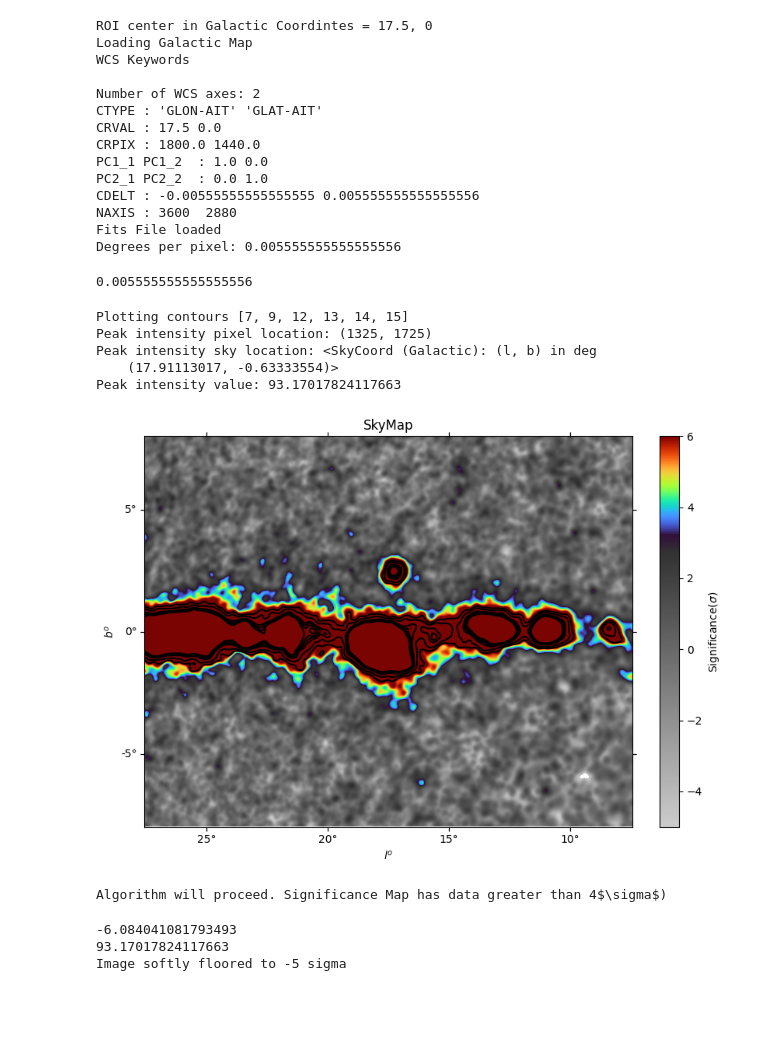
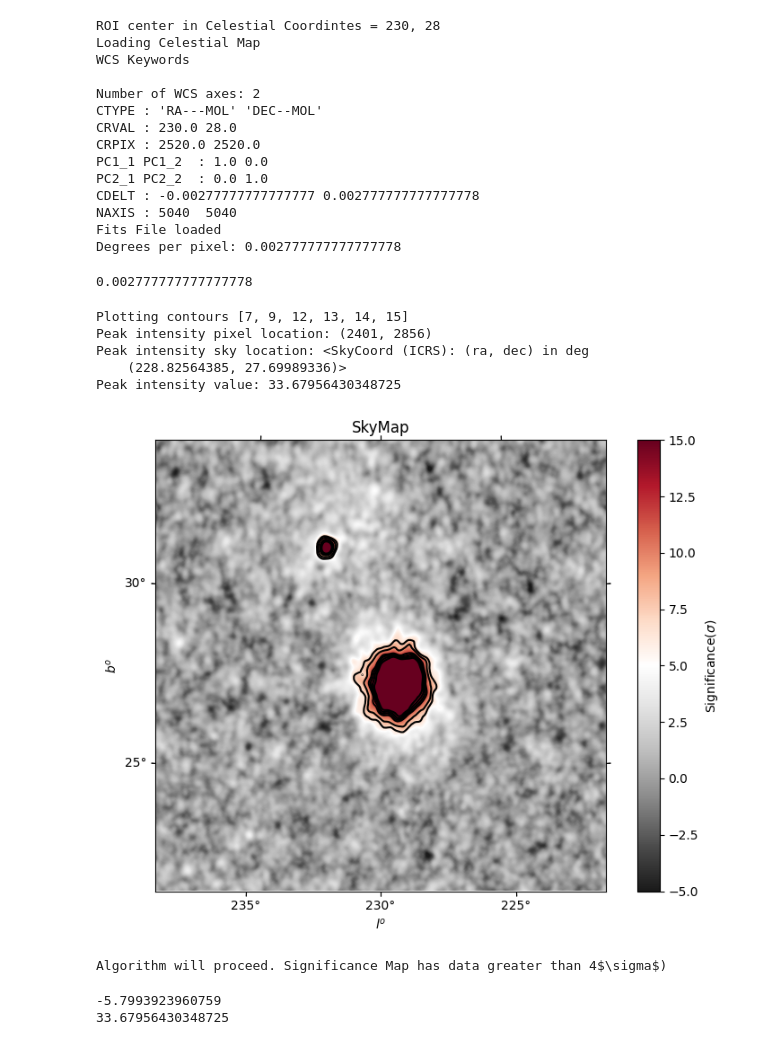
Before and after one commit to rishibbdb/AstroImageDetection, a Jupyter notebook: calibration.ipynb, the cells around one changed output. Drawn from its saved outputs; the diff is of its cells as text; code cells hidden in the pictures; blank space fills up the shorter version.

```diff
--- a/calibration.ipynb
+++ b/calibration.ipynb
@@ -43,45 +46,46 @@ milagrotextcolor2, milagro2 = setupMilagroColormap(0.2, 1, 2, 256)
 # %%
 # filename = '/Users/rishi/Documents/Analysis/palmer/aerie-apps_bin4-9__allsky_1024_i2.5_r0.0_p1.0.fits.gz'
-filename = '/Users/rishi/Documents/Analysis/data/aligned-ml-wholesky-neg-ext0.0.fits.gz'
+# filename = '/Users/rishi/Documents/Analysis/data/aligned-ml-wholesky-neg-ext0.0.fits.gz'
 # filename = '/Users/rishi/Documents/Analysis/data/gr100-ext0p5-index2p7-padding1p0-bins_8910_GP.fits'
 # filename = '/Users/rishi/Documents/Analysis/data/gr100-ext0p0-index2p7-padding1p0-bins_8910_GP.fits'
-x = 17.5
-y =  0
+filename = "map.fits"
+x = 230
+y =  28
 # x = 357.3
 # y =  42.7
-xlength = 10
-ylength = 8
-coord_sys = 'G'
+xlength = 14
+ylength = 14
+coord_sys = 'C'
 array, _, wcs, xnum, ynum, pixel_size = load_hawc_data(filename, x, y, xlength, ylength, coord_sys)
 # %% [output]
-ROI center in Galactic Coordintes = 17.5, 0
-Loading Galactic Map
+ROI center in Celestial Coordintes = 230, 28
+Loading Celestial Map
 WCS Keywords
 
 Number of WCS axes: 2
-CTYPE : 'GLON-AIT' 'GLAT-AIT'
-CRVAL : 17.5 0.0
-CRPIX : 1800.0 1440.0
+CTYPE : 'RA---MOL' 'DEC--MOL'
+CRVAL : 230.0 28.0
+CRPIX : 2520.0 2520.0
 PC1_1 PC1_2  : 1.0 0.0
 PC2_1 PC2_2  : 0.0 1.0
-CDELT : -0.00555555555555555 0.005555555555555556
-NAXIS : 3600  2880
+CDELT : -0.00277777777777777 0.002777777777777778
+NAXIS : 5040  5040
 Fits File loaded
-Degrees per pixel: 0.005555555555555556
+Degrees per pixel: 0.002777777777777778
 # %%
 pixel_size
 # %% [output]
-0.005555555555555556
+0.002777777777777778
 # %%
-fig=make_plots(array, wcs, pixel_size, coordsys='G', threshold=3, vmin=-5, vmax=6, contour=True, title='SkyMap', hotspots=None, save_dir=None, pdf=False, cmap='ult', figsize=(10, 6), labels=['4afgl', 'pualsar', '4haawc', '1lhaaaso'])
+fig=make_plots(array, wcs, pixel_size, coordsys='G', threshold=3, vmin=-5, vmax=15, contour=True, title='SkyMap', hotspots=None, save_dir=None, pdf=False, cmap='RdGy_r', figsize=(10, 6), labels=['4afgl', 'pualsar', '4haawc', '1lhaaaso'])
 find_peak(array, wcs)
 # %% [output]
 Plotting contours [7, 9, 12, 13, 14, 15]
-Peak intensity pixel location: (1325, 1725)
-Peak intensity sky location: <SkyCoord (Galactic): (l, b) in deg
-    (17.91113017, -0.63333554)>
-Peak intensity value: 93.17017824117663
+Peak intensity pixel location: (2401, 2856)
+Peak intensity sky location: <SkyCoord (ICRS): (ra, dec) in deg
+    (228.82564385, 27.69989336)>
+Peak intensity value: 33.67956430348725
-[figure, old version]
+[figure, new version]
 # %%
 # Stop if there are no hotspots greater than 5 sigma
 if np.max(array) < 5:
@@ -104,9 +108,8 @@ if np.min(array) < -6:
     print("Image softly floored to -5 sigma")
     array = soft_floor(array, floor_min=-6, scale=1.0)
 # %% [output]
--6.084041081793493
-93.17017824117663
-Image softly floored to -5 sigma
+-5.7993923960759
+33.67956430348725
 # %%
 # Calculate the 1D histogram of the image
 pixels = array.flatten()
```
Also changed, not shown: parts of 12 cells of this notebook, 9 other files.
